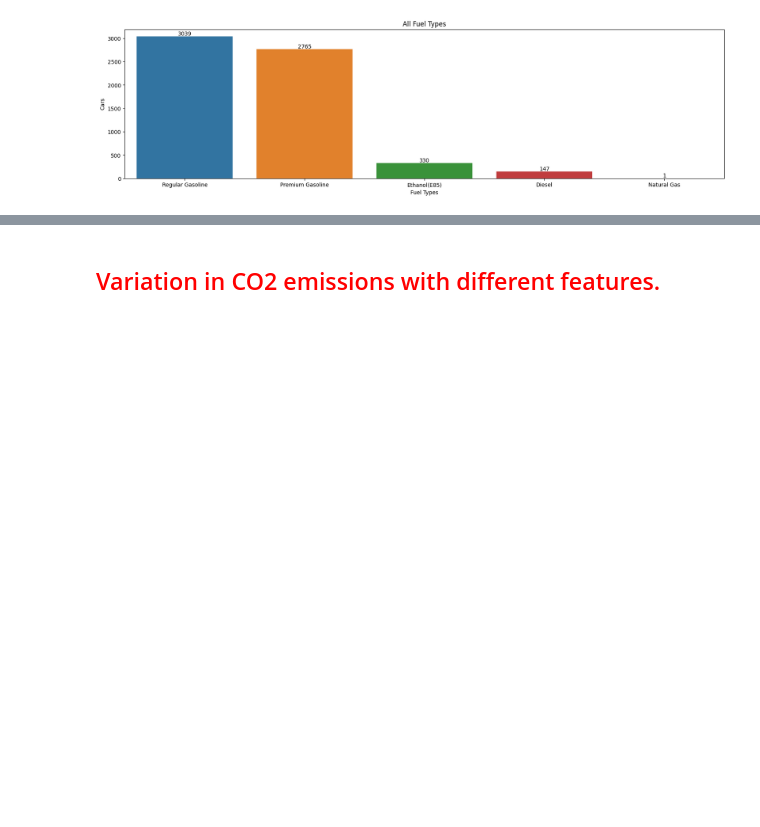
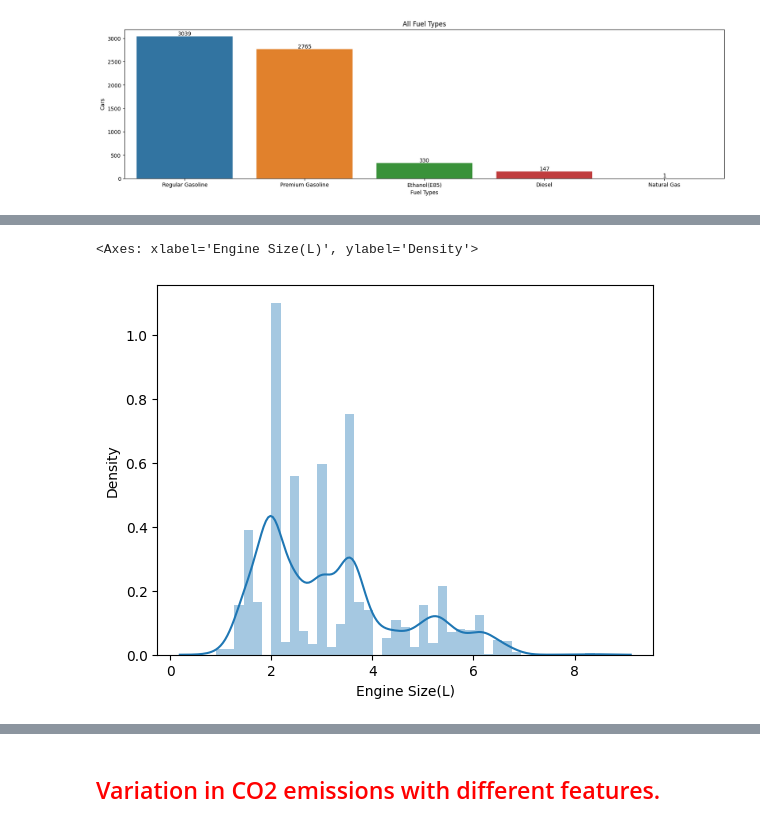
Before and after one commit to rajveersinghcse/CO2-Emission-Prediction, a Jupyter notebook: co2_emission_by_vehicle_project.ipynb, the cells around one changed output, grey strips where cells are left out. Cells and saved outputs as stored; diff of their text form; code cells hidden in the pictures; blank space fills up the shorter version.

```diff
--- a/co2_emission_by_vehicle_project.ipynb
+++ b/co2_emission_by_vehicle_project.ipynb
@@ -403,0 +414,5 @@ plt.show()
+# %%
+sns.distplot(df['Engine Size(L)'])
+# %% [output]
+<Axes: xlabel='Engine Size(L)', ylabel='Density'>
+[figure, added]
```
Also changed, not shown: parts of 8 cells of this notebook.
